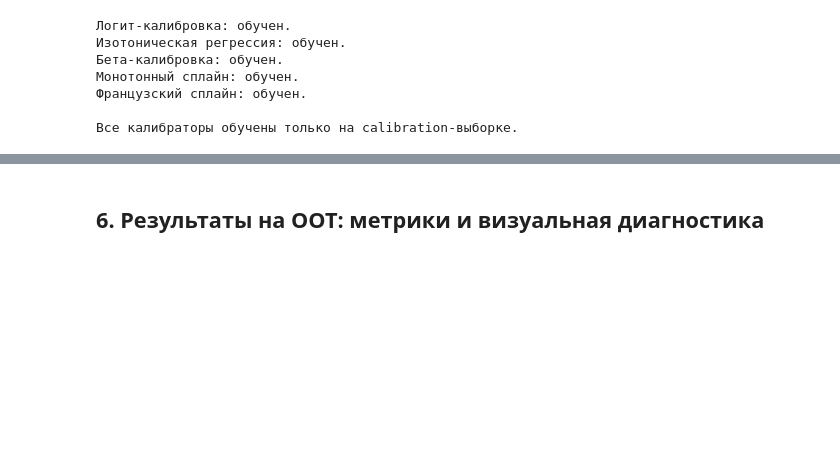
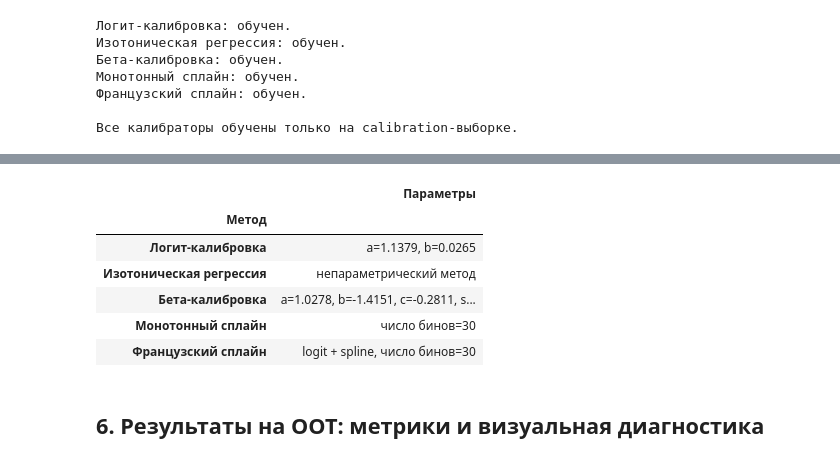
Before and after one commit to ddudenko275-boop/ColebrationTedo, a Jupyter notebook: notebooks/pd_calibration.ipynb, the cells around one changed output, grey strips where cells are left out. Saved outputs shown, nothing was run; the diff lists cells and outputs as text; code cells hidden in the pictures; blank space fills up the shorter version.

```diff
--- a/notebooks/pd_calibration.ipynb
+++ b/notebooks/pd_calibration.ipynb
@@ -265,3 +346,36 @@ print("\nВсе калибраторы обучены только на calibrat
+# %%
+parameter_rows = []
+for name, cal in calibrators.items():
+    row = {"Метод": name}
+
+    if hasattr(cal, "_model") and hasattr(cal._model, "coef_"):
+        row["Параметры"] = (
+            f"a={float(cal._model.coef_[0][0]):.4f}, "
+            f"b={float(cal._model.intercept_[0]):.4f}"
+        )
+    elif hasattr(cal, "a_"):
+        row["Параметры"] = (
+            f"a={cal.a_:.4f}, b={cal.b_:.4f}, c={cal.c_:.4f}, "
+            f"success={cal.success_}"
+        )
+    elif hasattr(cal, "bin_stats_") and cal.bin_stats_ is not None:
+        row["Параметры"] = f"число бинов={len(cal.bin_stats_)}"
+    elif hasattr(cal, "spline_stage"):
+        row["Параметры"] = f"logit + spline, число бинов={len(cal.spline_stage.bin_stats_)}"
+    else:
+        row["Параметры"] = "непараметрический метод"
+
+    parameter_rows.append(row)
+
+display(pd.DataFrame(parameter_rows).set_index("Метод"))
+# %% [output]
+|  | Параметры |
+| Метод |  |
+| Логит-калибровка | a=1.1379, b=0.0265 |
+| Изотоническая регрессия | непараметрический метод |
+| Бета-калибровка | a=1.0278, b=-1.4151, c=-0.2811, s... |
+| Монотонный сплайн | число бинов=30 |
+| Французский сплайн | logit + spline, число бинов=30 |
 # %% [markdown]
 ## 6. Результаты на OOT: метрики и визуальная диагностика
 # %% [markdown]
```
Also changed, not shown: parts of 10 cells of this notebook, 1 other file.
